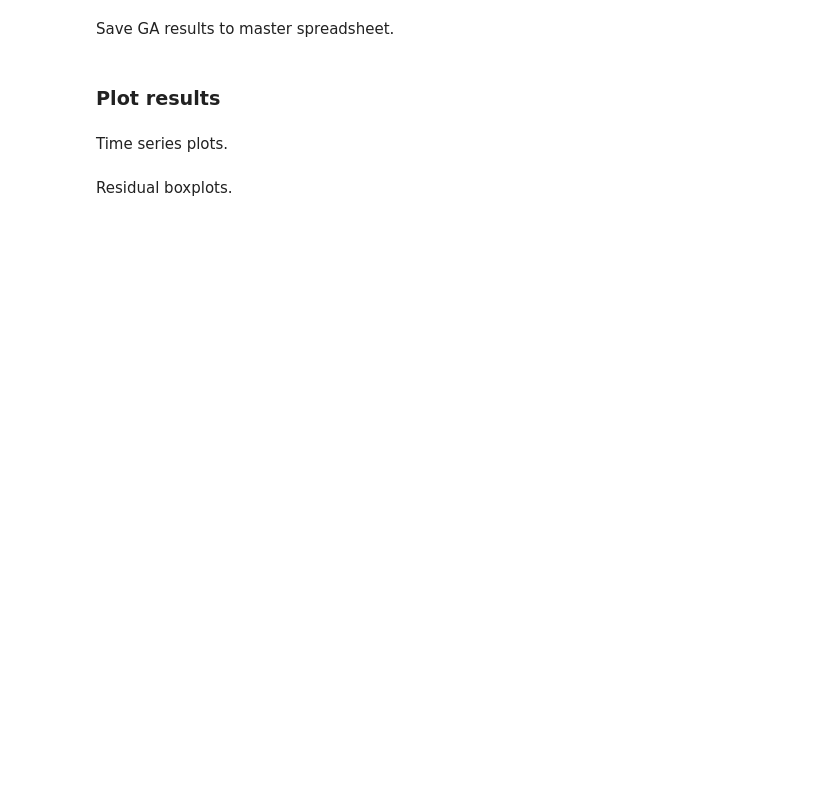
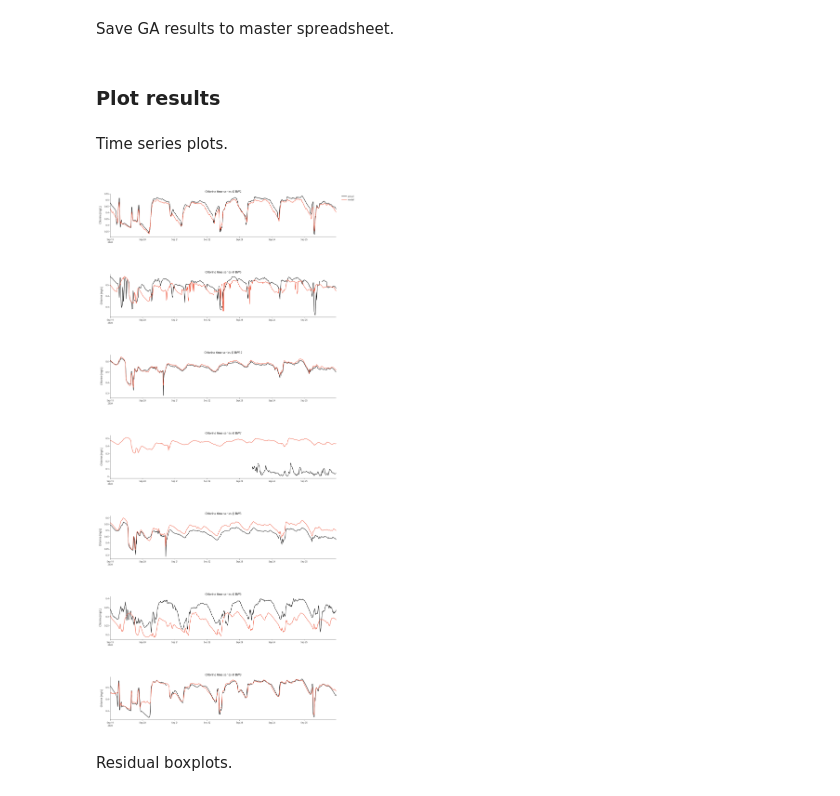
Before and after one commit to bradleywjenks/bayesian-wq-calibration, a Jupyter notebook: notebooks/02-GA-model-calibration.ipynb, the cells around one changed output. Drawn from its saved outputs; the diff is of its cells as text; code cells hidden in the pictures; blank space fills up the shorter version.

```diff
--- a/notebooks/02-GA-model-calibration.ipynb
+++ b/notebooks/02-GA-model-calibration.ipynb
@@ -55,7 +55,7 @@ wn_train = build_model(flow_df[flow_df['datetime'].isin(train_datetime)], pressu
 # %% [markdown]
 Set grouping type and initialize wall decay coefficients.
 # %%
-grouping = 'single'
+grouping = 'material'
 wall_coeffs_ub = -5.0
 wall_coeffs_lb = 0.0
 
@@ -72,10 +72,10 @@ elif grouping == 'roughness':
 # %% [markdown]
 Assign default parameters.
 # %%
-popsize = 25
+popsize = 40
 ngen = 50
 cxpb = 0.7
-mutpb = 0.2
+mutpb = 0.15
 tournsize = 3
 hofsize = 1
 # %% [markdown]
@@ -117,7 +117,7 @@ def main(wn, cl_df, grouping):
     # set early stopping criteria
     previous_best_fitness = np.inf
     stagnant_gens = 0
-    max_stagnant_gens = 5
+    max_stagnant_gens = 8
 
     # run GA
     for g in range(ngen):
@@ -195,10 +195,10 @@ for name in bwfl_ids:
     sim = cl_sim[name].values
     data = cl_df.loc[cl_df['bwfl_id'] == name, 'mean'].values
     train_mask = ~np.isnan(sim) & ~np.isnan(data) & (np.arange(len(sim)) >= 96) & (np.arange(len(sim)) < n_train)
-    train_mse += (1 / (len(datetime) * len(bwfl_ids))) * np.sum((sim[train_mask] - data[train_mask]) ** 2)
+    train_mse += (1 / (len(datetime[96:n_train]) * len(bwfl_ids))) * np.sum((sim[train_mask] - data[train_mask]) ** 2)
     test_mask = ~np.isnan(sim) & ~np.isnan(data) & (np.arange(len(sim)) >= n_train)
-    test_mse += (1 / (len(datetime) * len(bwfl_ids))) * np.sum((sim[test_mask] - data[test_mask]) ** 2)
+    test_mse += (1 / (len(datetime[n_train:]) * len(bwfl_ids))) * np.sum((sim[test_mask] - data[test_mask]) ** 2)
 
 print(f"Train MSE: {train_mse}")
-assert train_mse == hof[0].fitness.values[0], "GA train mse is not the same as a posteriori computation."
+# assert train_mse == hof[0].fitness.values[0], "GA train mse is not the same as a posteriori computation."
 print(f"Test MSE: {test_mse}")
@@ -223,48 +226,50 @@ if save_results:
 # %% [markdown]
 Time series plots.
 # %%
-bwfl_ids = cl_df['bwfl_id'].unique()
-
+bwfl_ids = [bwfl_id for bwfl_id in cl_df['bwfl_id'].unique() if bwfl_id not in ['BW1', 'BW4']]
 subplot_titles = [f"Chlorine time series @ {bwfl_id}" for bwfl_id in bwfl_ids]
 fig = make_subplots(rows=len(bwfl_ids), cols=1, subplot_titles=subplot_titles)
 
 for idx, bwfl_id in enumerate(bwfl_ids):
-    # Filter data for current bwfl_id and datetime index >= 96
-    cl_df_subset = cl_df[(cl_df['bwfl_id'] == bwfl_id) & (cl_df.index >= 96)]
-    sim = cl_sim[bwfl_id].values[96:]
+    data = cl_df[(cl_df['bwfl_id'] == bwfl_id)]
+    sim = cl_sim[bwfl_id].values
+    show_legend = (idx == 0)
 
     # sensor data
     fig.add_trace(
         go.Scatter(
-            x=cl_df_subset['datetime'],
-            y=cl_df_subset['mean'],
+            x=data['datetime'][96:],
+            y=data['mean'][96:],
             mode='lines',
-            name='sensor',  # Legend entry for Sensor series
+            name='actual',  # Legend entry for Sensor series
             line=dict(color='black'),
-            showlegend=True
+            showlegend=show_legend
         ),
         row=idx + 1, col=1
     )
 
     # simulated data
     fig.add_trace(
         go.Scatter(
-            x=cl_df_subset['datetime'],
-            y=sim,
+            x=data['datetime'][96:],
+            y=sim[96:],
             mode='lines',
-            name='simulated',
-            line=dict(color=default_colors[0]),
-            showlegend=True
+            name='model',
+            line=dict(color=default_colors[1]),
+            showlegend=show_legend
         ),
         row=idx + 1, col=1
     )
+    fig.update_yaxes(title_text="Chlorine [mg/L]", row=idx + 1, col=1)
 
 fig.update_layout(
     height=450 * len(bwfl_ids),
     template='simple_white',
     legend_title_text='',
 )
 
 fig.show()
+# %% [output]
+[figure, added]
 # %% [markdown]
 Residual boxplots.
```
Also changed, not shown: parts of 5 cells of this notebook, 4 other files.
